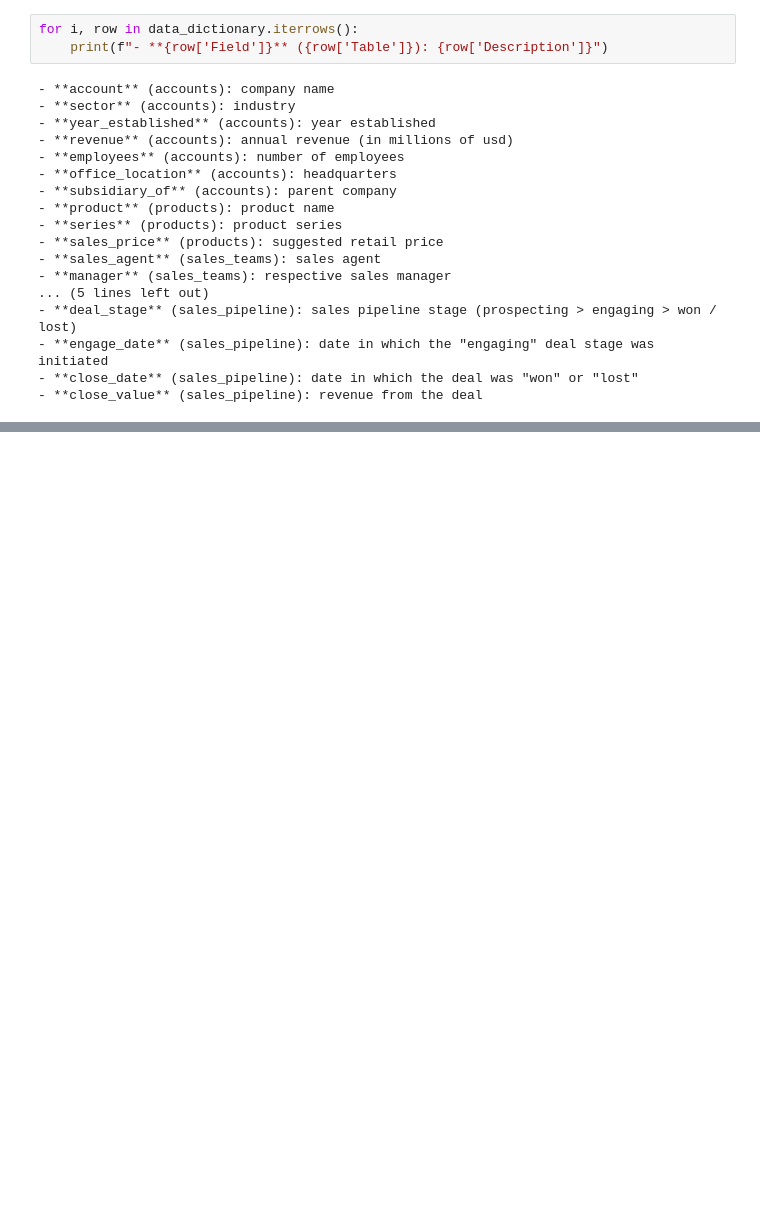
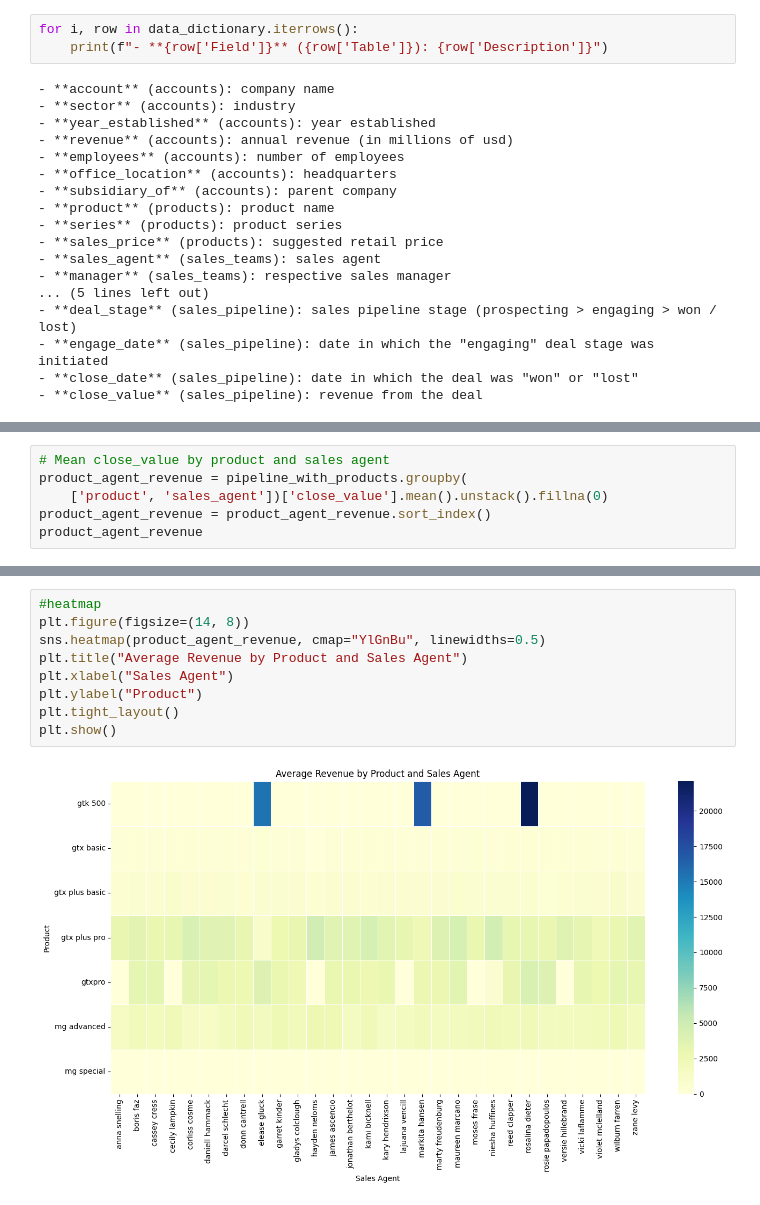
Before and after one commit to MatthieuScarset/aisrm, a Jupyter notebook: notebooks/01_data_exploration_and_cleaning.ipynb, the cells around one changed output, grey strips where cells are left out. Cells and saved outputs as stored; diff of their text form; blank space fills up the shorter version.

Commit message:
Complete EDA: data cleaning, feature engineering, visualizations and insights

```diff
--- a/notebooks/01_data_exploration_and_cleaning.ipynb
+++ b/notebooks/01_data_exploration_and_cleaning.ipynb
@@ -870,0 +888,6 @@ for i, row in data_dictionary.iterrows():
+# %%
+# Mean close_value by product and sales agent
+product_agent_revenue = pipeline_with_products.groupby(
+    ['product', 'sales_agent'])['close_value'].mean().unstack().fillna(0)
+product_agent_revenue = product_agent_revenue.sort_index()
+product_agent_revenue
@@ -870,0 +905,11 @@ for i, row in data_dictionary.iterrows():
+# %%
+#heatmap
+plt.figure(figsize=(14, 8))
+sns.heatmap(product_agent_revenue, cmap="YlGnBu", linewidths=0.5)
+plt.title("Average Revenue by Product and Sales Agent")
+plt.xlabel("Sales Agent")
+plt.ylabel("Product")
+plt.tight_layout()
+plt.show()
+# %% [output]
+[figure, added]
```
Also changed, not shown: parts of 46 cells of this notebook, 1 other file.
